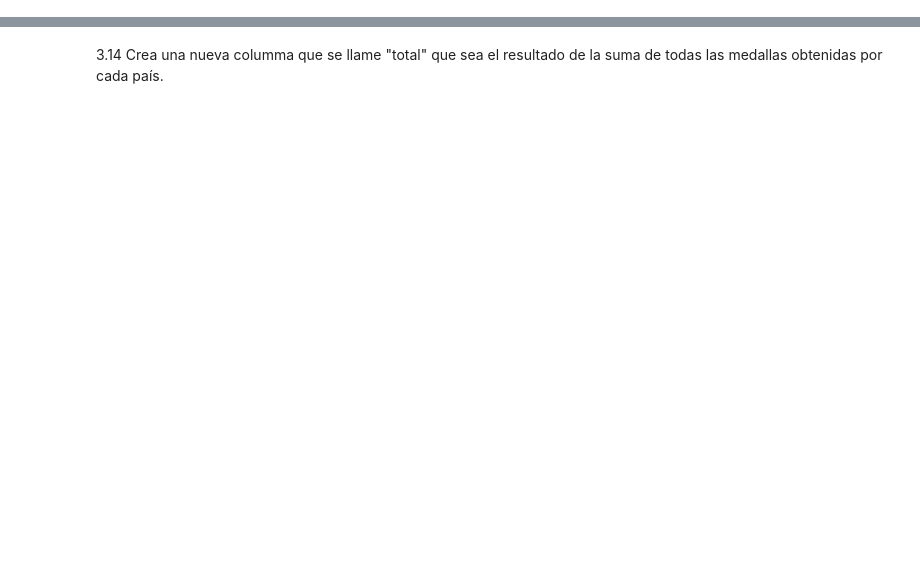
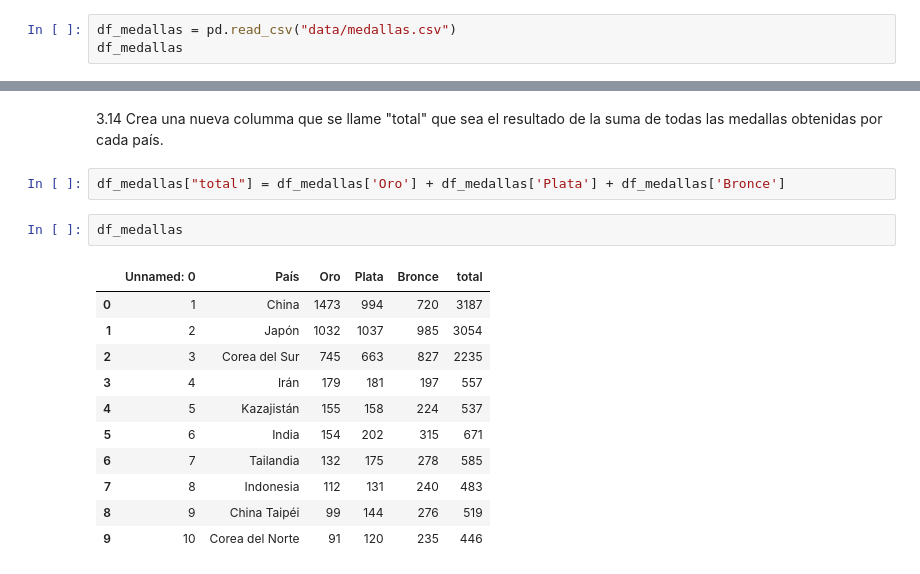
Before and after one commit to BSReguera/Pair-Programming-Modulo-3-Sprint1, a Jupyter notebook: pairprogramming-modulo3-leccion02.ipynb, the cells around one changed output, grey strips where cells are left out. Saved outputs shown, nothing was run; the diff lists cells and outputs as text; blank space fills up the shorter version.

```diff
--- a/pairprogramming-modulo3-leccion02.ipynb
+++ b/pairprogramming-modulo3-leccion02.ipynb
@@ -50,2 +152,5 @@ valores = np.random.randint
 # %% [markdown]
 3.3 Descarga el archivo "medallas" y carga el DataFrame.
+# %%
+df_medallas = pd.read_csv("data/medallas.csv")
+df_medallas
@@ -74,2 +290,18 @@ valores = np.random.randint
 # %% [markdown]
 3.14 Crea una nueva columma que se llame "total" que sea el resultado de la suma de todas las medallas obtenidas por cada país.
+# %%
+df_medallas["total"] = df_medallas['Oro'] + df_medallas['Plata'] + df_medallas['Bronce']
+# %%
+df_medallas
+# %% [output]
+|  | Unnamed: 0 | País | Oro | Plata | Bronce | total |
+| 0 | 1 | China | 1473 | 994 | 720 | 3187 |
+| 1 | 2 | Japón | 1032 | 1037 | 985 | 3054 |
+| 2 | 3 | Corea del Sur | 745 | 663 | 827 | 2235 |
+| 3 | 4 | Irán | 179 | 181 | 197 | 557 |
+| 4 | 5 | Kazajistán | 155 | 158 | 224 | 537 |
+| 5 | 6 | India | 154 | 202 | 315 | 671 |
+| 6 | 7 | Tailandia | 132 | 175 | 278 | 585 |
+| 7 | 8 | Indonesia | 112 | 131 | 240 | 483 |
+| 8 | 9 | China Taipéi | 99 | 144 | 276 | 519 |
+| 9 | 10 | Corea del Norte | 91 | 120 | 235 | 446 |
```
Also changed, not shown: parts of 34 cells of this notebook, 1 other file.
